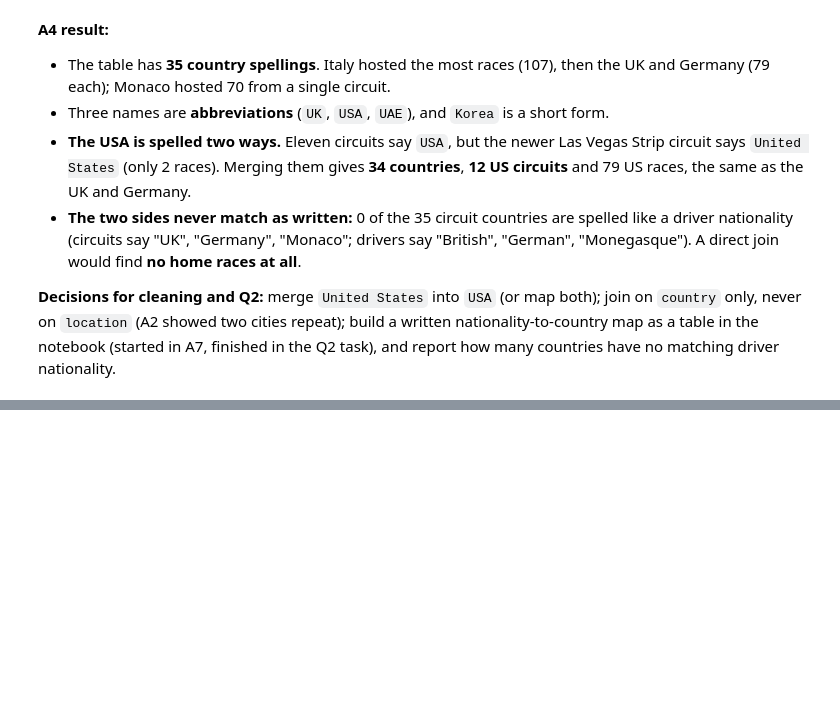
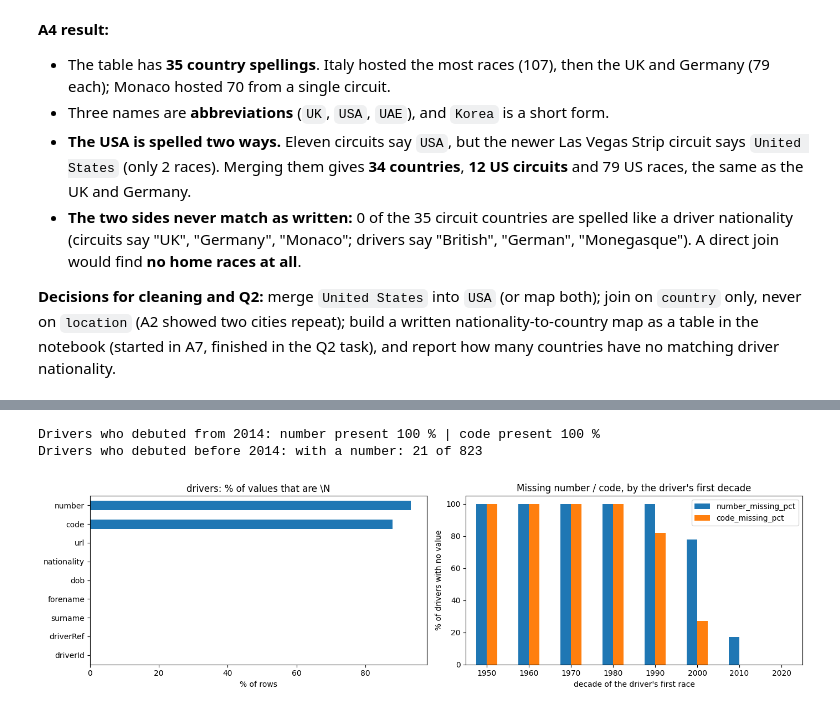
Before and after one commit to sal-tarek/ACL_F1_Predictions, a Jupyter notebook: sasa-dany-ms1-pre-cleaning.ipynb, the cells around one changed output, grey strips where cells are left out. Cells and saved outputs as stored; diff of their text form; code cells hidden in the pictures; blank space fills up the shorter version.

Commit message:
A5: profile drivers - number/code missing by era, driverId is the only safe key

```diff
--- a/sasa-dany-ms1-pre-cleaning.ipynb
+++ b/sasa-dany-ms1-pre-cleaning.ipynb
@@ -541,0 +547,72 @@ Examples of the mismatch: circuits say ['UK', 'Germany', 'Monaco'] | drivers say
+# %%
+# ==========================================================================================
+# A5 · drivers: profile, why number and code are missing, and which columns can identify a driver
+# ==========================================================================================
+
+# Why: drivers is joined to results, standings, lap times... so we must know exactly which column
+# can safely identify a driver, and why two of its columns (number, code) are mostly empty.
+dr = as_num(raw["drivers"])          # exploring copy of drivers (raw stays untouched)
+
+# ---------- 1. Profile card: one row per column ----------
+display(profile("drivers"))
+print(pk_check("drivers", ["driverId"]))
+print(dr.dtypes)                      # note: number is stored as decimals (44.0) only because some values are missing
+
+# ---------- 2. Which column could identify a driver? Test every candidate ----------
+# A good identifier has no missing values and never repeats. We test the obvious candidates.
+candidates = {"driverId": dr.driverId, "driverRef": dr.driverRef, "url": dr.url,
+              "code": dr.code, "number": dr.number, "surname": dr.surname,
+              "forename + surname": dr.forename + " " + dr.surname}
+id_check = pd.DataFrame({name: {"missing": int(s.isna().sum()),                       # empty cells
+                                "repeated values": int(s.dropna().duplicated().sum()),  # values that appear again
+                                "usable as identifier": bool(s.isna().sum() == 0 and not s.duplicated().any())}
+                         for name, s in candidates.items()}).T
+display(id_check)
+
+# ---------- 3. The columns that look like identifiers but are not ----------
+shared_codes = dr[dr.code.notna() & dr.code.duplicated(keep=False)].sort_values("code")      # 3-letter code used by 2 drivers
+display(shared_codes[["code", "forename", "surname"]])
+shared_numbers = dr[dr.number.notna() & dr.number.duplicated(keep=False)].sort_values("number")   # car number used by 2 drivers
+print("Car numbers used by more than one driver:", shared_numbers.number.nunique(),
+      "numbers, shared by", len(shared_numbers), "drivers")
+print("Surnames shared by several drivers:", dr.surname[dr.surname.duplicated()].nunique(),
+      "| most common:", dr.surname.value_counts().head(3).to_dict())
+
+# ---------- 4. Small data-quality checks ----------
+gaps = sorted(set(range(1, int(dr.driverId.max()) + 1)) - set(dr.driverId))   # driverId values that are skipped
+print("driverId runs from", dr.driverId.min(), "to", dr.driverId.max(), "| skipped ids:", gaps)
+odd_ref = dr.driverRef[~dr.driverRef.str.match(r"^[a-z0-9_\-]+$")]            # refs are normally lower_case
+print("driverRef values with capital letters:", odd_ref.tolist())
+print("dob written as YYYY-MM-DD for every driver:", dr.dob.str.match(r"^\d{4}-\d{2}-\d{2}$").all())
+print("Names with accented letters:", int(dr.forename.map(lambda s: not s.isascii()).sum() + dr.surname.map(lambda s: not s.isascii()).sum()))
+
+# ---------- 5. WHY are number and code missing? Is it random, or does it depend on the era? ----------
+# A driver's first season, taken from the race results
+first_year = (results.assign(year=year_of(results), driverId=results.driverId.astype(int))
+                     .groupby("driverId").year.min())
+dr["debut_year"] = dr.driverId.map(first_year)
+dr["debut_decade"] = dr.debut_year // 10 * 10
+missing_by_decade = dr.groupby("debut_decade").agg(
+    drivers=("driverId", "size"),
+    number_missing_pct=("number", lambda s: round(s.isna().mean() * 100)),   # % of these drivers with no car number
+    code_missing_pct=("code", lambda s: round(s.isna().mean() * 100)))       # % of these drivers with no 3-letter code
+display(missing_by_decade)
+modern = dr[dr.debut_year >= 2014]
+print("Drivers who debuted from 2014: number present", round(modern.number.notna().mean() * 100), "% | code present",
+      round(modern.code.notna().mean() * 100), "%")
+print("Drivers who debuted before 2014: with a number:", int(dr[dr.debut_year < 2014].number.notna().sum()),
+      "of", int((dr.debut_year < 2014).sum()))
+
+# ---------- 6. Plots (saved for the report) ----------
+os.makedirs("figures", exist_ok=True)
+fig, ax = plt.subplots(1, 2, figsize=(14, 4))
+profile("drivers")["sentinel_%"].sort_values().plot.barh(ax=ax[0], title="drivers: % of values that are \\N")
+ax[0].set_xlabel("% of rows")
+missing_by_decade[["number_missing_pct", "code_missing_pct"]].plot.bar(
+    ax=ax[1], rot=0, title="Missing number / code, by the driver's first decade")
+ax[1].set_xlabel("decade of the driver's first race")
+ax[1].set_ylabel("% of drivers with no value")
+plt.tight_layout()
+plt.savefig("figures/A5_drivers_missing.png", dpi=120, bbox_inches="tight")
+plt.show()
+# %% [output]
@@ -541,0 +679,3 @@ Examples of the mismatch: circuits say ['UK', 'Germany', 'Monaco'] | drivers say
+Drivers who debuted from 2014: number present 100 % | code present 100 %
+Drivers who debuted before 2014: with a number: 21 of 823
+[figure, added]
```
Also changed, not shown: parts of 3 cells of this notebook.
